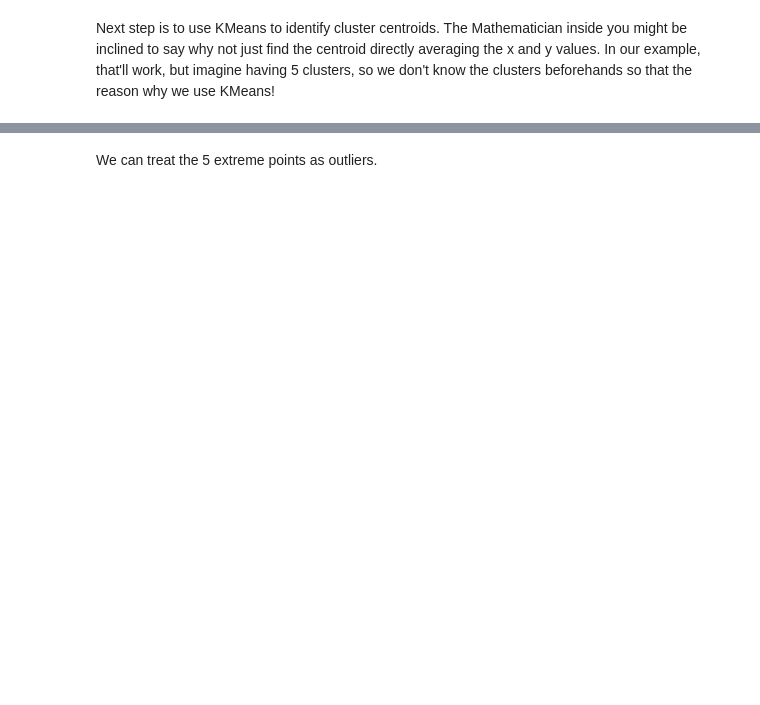
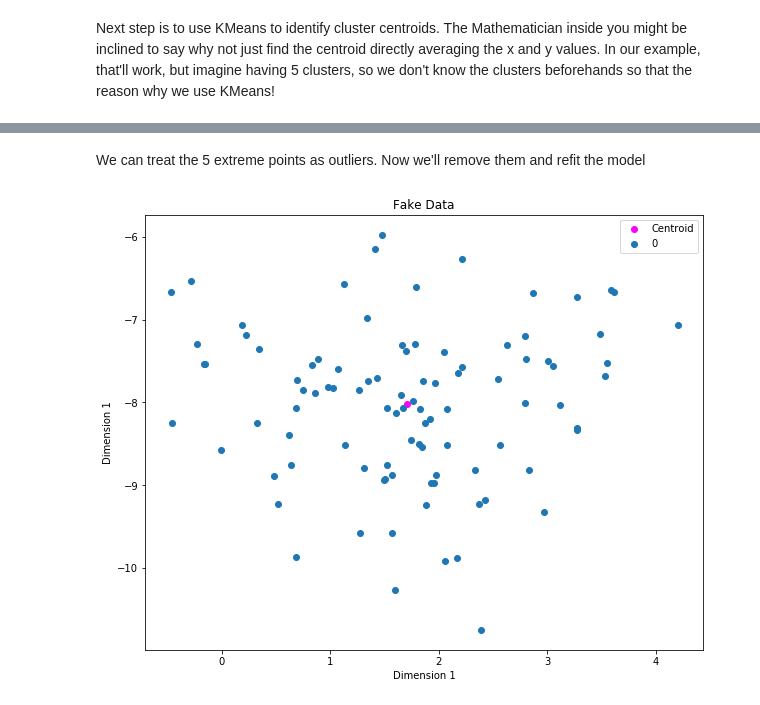
Before and after one commit to maykulkarni/Machine-Learning-Notebooks, a Jupyter notebook: 04. Clustering/05. Outlier Detection using KMeans.ipynb, the cells around one changed output, grey strips where cells are left out. Cells and saved outputs as stored; diff of their text form; code cells hidden in the pictures; blank space fills up the shorter version.

```diff
--- a/04. Clustering/05. Outlier Detection using KMeans.ipynb
+++ b/04. Clustering/05. Outlier Detection using KMeans.ipynb
@@ -63,2 +63,15 @@ plt.show()
 # %% [markdown]
-We can treat the 5 extreme points as outliers.
+We can treat the 5 extreme points as outliers. Now we'll remove them and refit the model
+# %%
+X = np.delete(X, sorted_indices, axis=0) # important to mention axis=0
+y = np.delete(y, sorted_indices, axis=0)
+# %%
+clf = KMeans(n_clusters=1)
+clf.fit(X)
+
+fig = plt.figure(figsize=(10, 8))
+centroids = clf.cluster_centers_
+plt.scatter(centroids[0][0], centroids[0][1], label="Centroid", color="magenta")
+plot_clusters(X, y)
+# %% [output]
+[figure, added]
```
Also changed, not shown: parts of 4 cells of this notebook, 2 other files.
